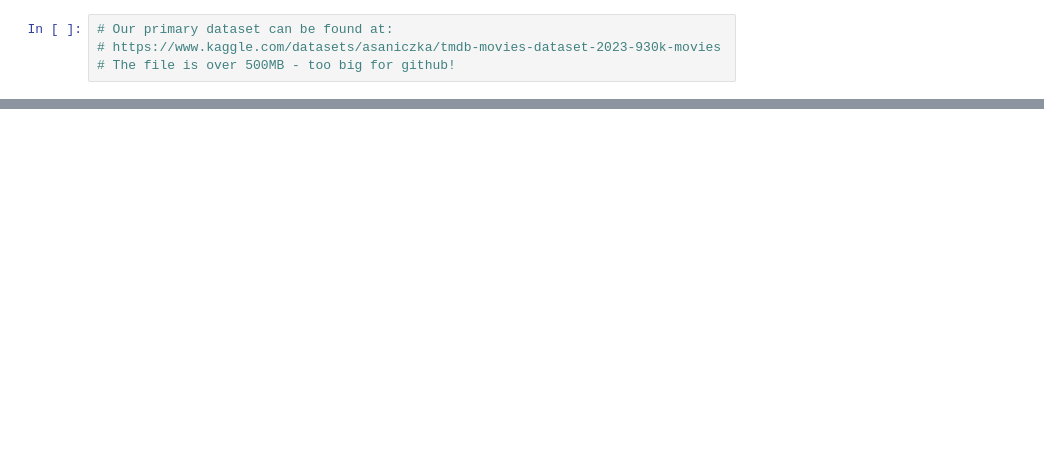
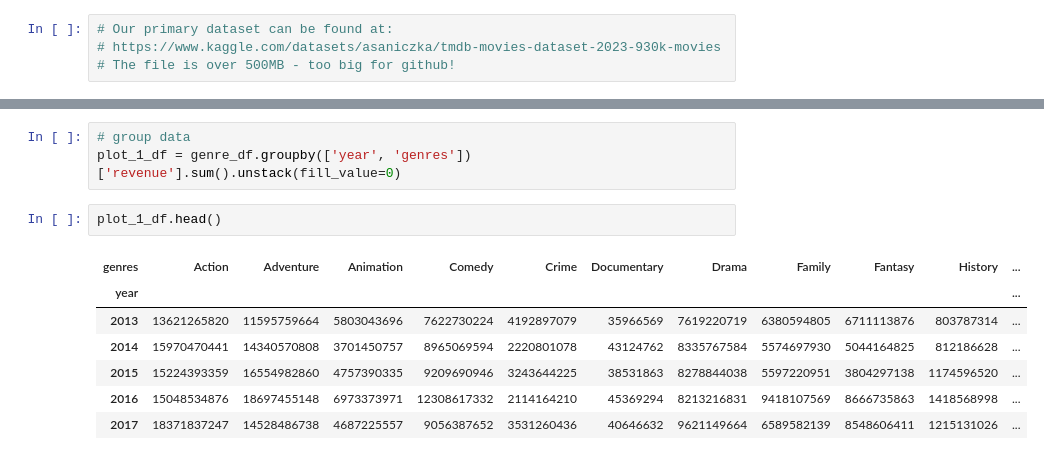
Before and after one commit to Jeff-Oliver/BCS_Project_1, a Jupyter notebook: main.ipynb, the cells around one changed output, grey strips where cells are left out. Saved outputs shown, nothing was run; the diff lists cells and outputs as text; blank space fills up the shorter version.

```diff
--- a/main.ipynb
+++ b/main.ipynb
@@ -134,0 +178,13 @@ sliced_df.shape
+# %%
+# group data
+plot_1_df = genre_df.groupby(['year', 'genres'])['revenue'].sum().unstack(fill_value=0)
+# %%
+plot_1_df.head()
+# %% [output]
+| genres | Action | Adventure | Animation | Comedy | Crime | Documentary | Drama | Family | Fantasy | History | ... |
+| year |  |  |  |  |  |  |  |  |  |  | ... |
+| 2013 | 13621265820 | 11595759664 | 5803043696 | 7622730224 | 4192897079 | 35966569 | 7619220719 | 6380594805 | 6711113876 | 803787314 | ... |
+| 2014 | 15970470441 | 14340570808 | 3701450757 | 8965069594 | 2220801078 | 43124762 | 8335767584 | 5574697930 | 5044164825 | 812186628 | ... |
+| 2015 | 15224393359 | 16554982860 | 4757390335 | 9209690946 | 3243644225 | 38531863 | 8278844038 | 5597220951 | 3804297138 | 1174596520 | ... |
+| 2016 | 15048534876 | 18697455148 | 6973373971 | 12308617332 | 2114164210 | 45369294 | 8213216831 | 9418107569 | 8666735863 | 1418568998 | ... |
+| 2017 | 18371837247 | 14528486738 | 4687225557 | 9056387652 | 3531260436 | 40646632 | 9621149664 | 6589582139 | 8548606411 | 1215131026 | ... |
```
Also changed, not shown: parts of 33 cells of this notebook, 3 other files.
